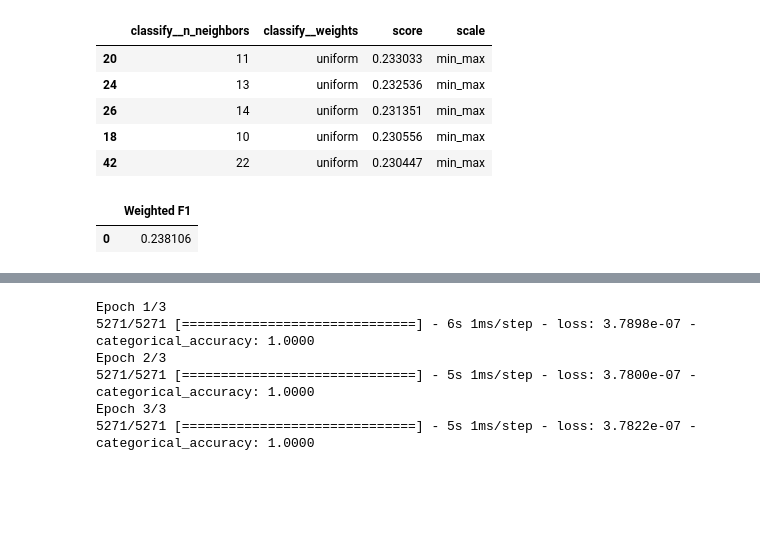
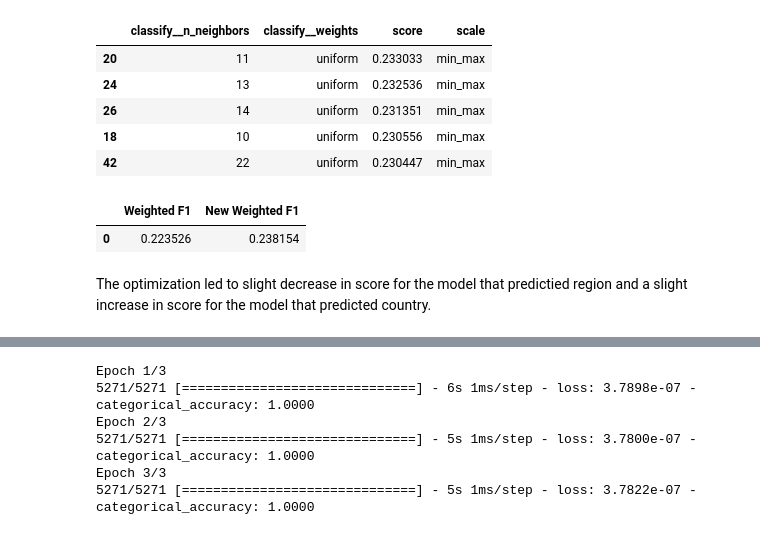
Before and after one commit to RaCasas26/DataScience2-FinalProject, a Jupyter notebook: final_S21.ipynb, the cells around one changed output, grey strips where cells are left out. Saved outputs shown, nothing was run; the diff lists cells and outputs as text; code cells hidden in the pictures; blank space fills up the shorter version.

```diff
--- a/final_S21.ipynb
+++ b/final_S21.ipynb
@@ -613,6 +614,7 @@ pipe = Pipeline([('scale', MinMaxScaler()),
 y_true = y_ctry_h
 y_pred = pipe.fit(X_ctry_m,y_ctry_m).predict(X_ctry_h)
 ctry_f1 = f1_score(y_true, y_pred, average='weighted')
-pd.DataFrame([ctry_f1], columns=['Weighted F1'])
+res_c = pd.DataFrame([ctry_f1], columns=['Weighted F1'])
+res_c
 # %% [output]
 |  | Weighted F1 |
@@ -732,12 +743,15 @@ top_knc(X_ctry_m, y_ctry_m)
 # %%
 #Best optimized model for for predicting country based on physical traits
 pipe = Pipeline([('scale', MinMaxScaler()),
                 ('classify', KNeighborsClassifier(n_neighbors=11, weights='uniform'))
                 ])
 y_true = y_ctry_h
 y_pred = pipe.fit(X_ctry_m,y_ctry_m).predict(X_ctry_h)
 ctry_f1 = f1_score(y_true, y_pred, average='weighted')
-pd.DataFrame([ctry_f1], columns=['Weighted F1'])
+res_c2 = pd.DataFrame([ctry_f1], columns=['New Weighted F1'])
+pd.concat([res_c, res_c2], axis = 1)
 # %% [output]
-|  | Weighted F1 |
-| 0 | 0.238106 |
+|  | Weighted F1 | New Weighted F1 |
+| 0 | 0.223526 | 0.238154 |
+# %% [markdown]
+The optimization led to slight decrease in score for the model that predictied region and a slight increase in score for the model that predicted country.
```
Also changed, not shown: parts of 11 cells of this notebook.
